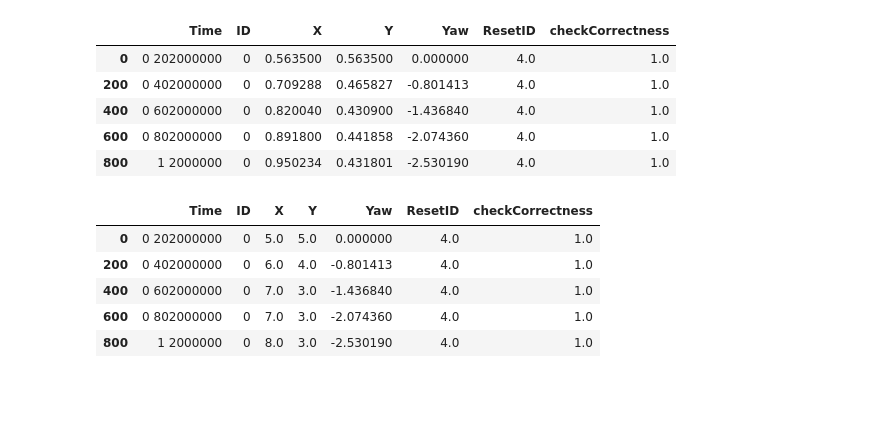
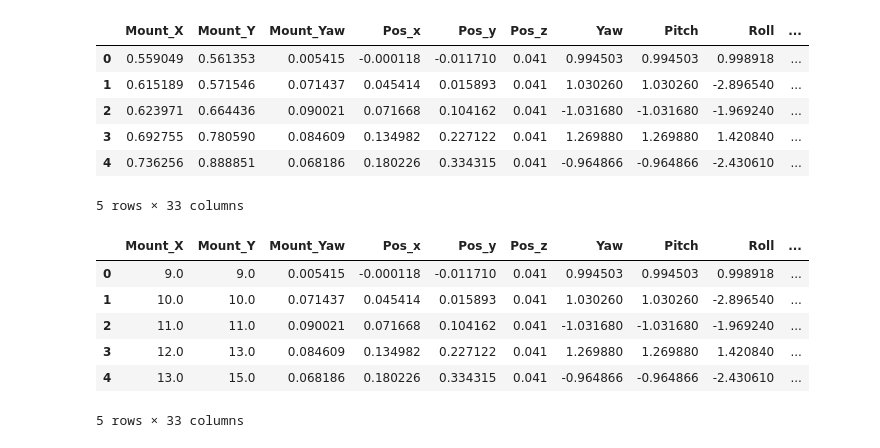
Before and after one commit to alexandroid000/self-assembly, a Jupyter notebook: dataAnalysis/develop/ml/July-22-2018-jw-data_models_experiments_trees.ipynb, the cells around one changed output. Saved outputs shown, nothing was run; the diff lists cells and outputs as text; code cells hidden in the pictures; blank space fills up the shorter version.

```diff
--- a/dataAnalysis/develop/ml/July-22-2018-jw-data_models_experiments_trees.ipynb
+++ b/dataAnalysis/develop/ml/July-22-2018-jw-data_models_experiments_trees.ipynb
@@ -61,0 +13,14 @@ Size of new DF is (307434, 7)
+# %%
+import csv
+row_count = len(open('../../data/10-17-2018_10-48-32_long.csv').readlines())
+row_count
+
+skip_rows = []
+SAMPLE = 250
+for i in range(1,row_count+100):
+    if (i % SAMPLE != 0):
+        skip_rows.append(i)
+# %%
+df = pd.read_csv('../../data/10-17-2018_10-48-32_long.csv',skiprows = skip_rows, sep=',',index_col=False)
+print(df.shape)
+df.head(10)
@@ -61,0 +41,7 @@ Size of new DF is (307434, 7)
+# %%
+#Remove useless columns
+col_del = [0,1,35,36,37][::-1]
+for col in col_del:
+    print(df.columns[col])
+    df = df.drop(df.columns[col], axis=1)
+df.head()
@@ -62,41 +61,42 @@ Size of new DF is (307434, 7)
 # %%
 #Clean x,y data
-df_clean = df_sampled.copy()
+df_clean = df
 #Clean up the data
 
 #Shift X and Y over so that way it could be made easier to use. Currently the world reference is at the center of the "play area"
 LENGTH_OF_BOX = 1.127 #This can be obtained from the .sdf file of the weazelball enclosure in gazebo
 
-df_clean['X'] += LENGTH_OF_BOX / 2
-df_clean['Y'] += LENGTH_OF_BOX / 2
+df_clean['Mount_X'] += LENGTH_OF_BOX / 2
+df_clean['Mount_Y'] += LENGTH_OF_BOX / 2
 df_clean.head()
 # %% [output]
-|  | Time | ID | X | Y | Yaw | ResetID | checkCorrectness |
-| 0 | 0 202000000 | 0 | 0.563500 | 0.563500 | 0.000000 | 4.0 | 1.0 |
-| 200 | 0 402000000 | 0 | 0.709288 | 0.465827 | -0.801413 | 4.0 | 1.0 |
-| 400 | 0 602000000 | 0 | 0.820040 | 0.430900 | -1.436840 | 4.0 | 1.0 |
-| 600 | 0 802000000 | 0 | 0.891800 | 0.441858 | -2.074360 | 4.0 | 1.0 |
-| 800 | 1 2000000 | 0 | 0.950234 | 0.431801 | -2.530190 | 4.0 | 1.0 |
+|  | Mount_X | Mount_Y | Mount_Yaw | Pos_x | Pos_y | Pos_z | Yaw | Pitch | Roll | ... |
+| 0 | 0.559049 | 0.561353 | 0.005415 | -0.000118 | -0.011710 | 0.041 | 0.994503 | 0.994503 | 0.998918 | ... |
+| 1 | 0.615189 | 0.571546 | 0.071437 | 0.045414 | 0.015893 | 0.041 | 1.030260 | 1.030260 | -2.896540 | ... |
+| 2 | 0.623971 | 0.664436 | 0.090021 | 0.071668 | 0.104162 | 0.041 | -1.031680 | -1.031680 | -1.969240 | ... |
+| 3 | 0.692755 | 0.780590 | 0.084609 | 0.134982 | 0.227122 | 0.041 | 1.269880 | 1.269880 | 1.420840 | ... |
+| 4 | 0.736256 | 0.888851 | 0.068186 | 0.180226 | 0.334315 | 0.041 | -0.964866 | -0.964866 | -2.430610 | ... |
+5 rows × 33 columns
 # %%
 #Discretize x,y
-NUMBER_OF_SQUARES = 100 #This should be a square number to create equal sized squares.
+NUMBER_OF_SQUARES = 400 #This should be a square number to create equal sized squares.
 RESOLUTION_OF_S1 = 0.1 #This is used to discretize the yaw angle over 0 - 2*pi
 
 
-df_discretized = df_clean.copy()
 mappingBoxConstant = (NUMBER_OF_SQUARES ** (1/2.0)) / (LENGTH_OF_BOX)
 for index, row in df_clean.iterrows():
-    df_discretized.at[index, 'X'] = int(row['X'] * mappingBoxConstant)
-    df_discretized.at[index, 'Y'] = int(row['Y'] * mappingBoxConstant)
+    df_clean.at[index, 'Mount_X'] = int(row['Mount_X'] * mappingBoxConstant)
+    df_clean.at[index, 'Mount_Y'] = int(row['Mount_Y'] * mappingBoxConstant)
 
-df_discretized.head()
+df_clean.head()
 # %% [output]
-|  | Time | ID | X | Y | Yaw | ResetID | checkCorrectness |
-| 0 | 0 202000000 | 0 | 5.0 | 5.0 | 0.000000 | 4.0 | 1.0 |
-| 200 | 0 402000000 | 0 | 6.0 | 4.0 | -0.801413 | 4.0 | 1.0 |
-| 400 | 0 602000000 | 0 | 7.0 | 3.0 | -1.436840 | 4.0 | 1.0 |
-| 600 | 0 802000000 | 0 | 7.0 | 3.0 | -2.074360 | 4.0 | 1.0 |
-| 800 | 1 2000000 | 0 | 8.0 | 3.0 | -2.530190 | 4.0 | 1.0 |
+|  | Mount_X | Mount_Y | Mount_Yaw | Pos_x | Pos_y | Pos_z | Yaw | Pitch | Roll | ... |
+| 0 | 9.0 | 9.0 | 0.005415 | -0.000118 | -0.011710 | 0.041 | 0.994503 | 0.994503 | 0.998918 | ... |
+| 1 | 10.0 | 10.0 | 0.071437 | 0.045414 | 0.015893 | 0.041 | 1.030260 | 1.030260 | -2.896540 | ... |
+| 2 | 11.0 | 11.0 | 0.090021 | 0.071668 | 0.104162 | 0.041 | -1.031680 | -1.031680 | -1.969240 | ... |
+| 3 | 12.0 | 13.0 | 0.084609 | 0.134982 | 0.227122 | 0.041 | 1.269880 | 1.269880 | 1.420840 | ... |
+| 4 | 13.0 | 15.0 | 0.068186 | 0.180226 | 0.334315 | 0.041 | -0.964866 | -0.964866 | -2.430610 | ... |
+5 rows × 33 columns
 # %%
 #Create goal columns (x_t+1, y_t+1, z_t+1)
 
```
Also changed, not shown: parts of 18 cells of this notebook, 1 other file.
